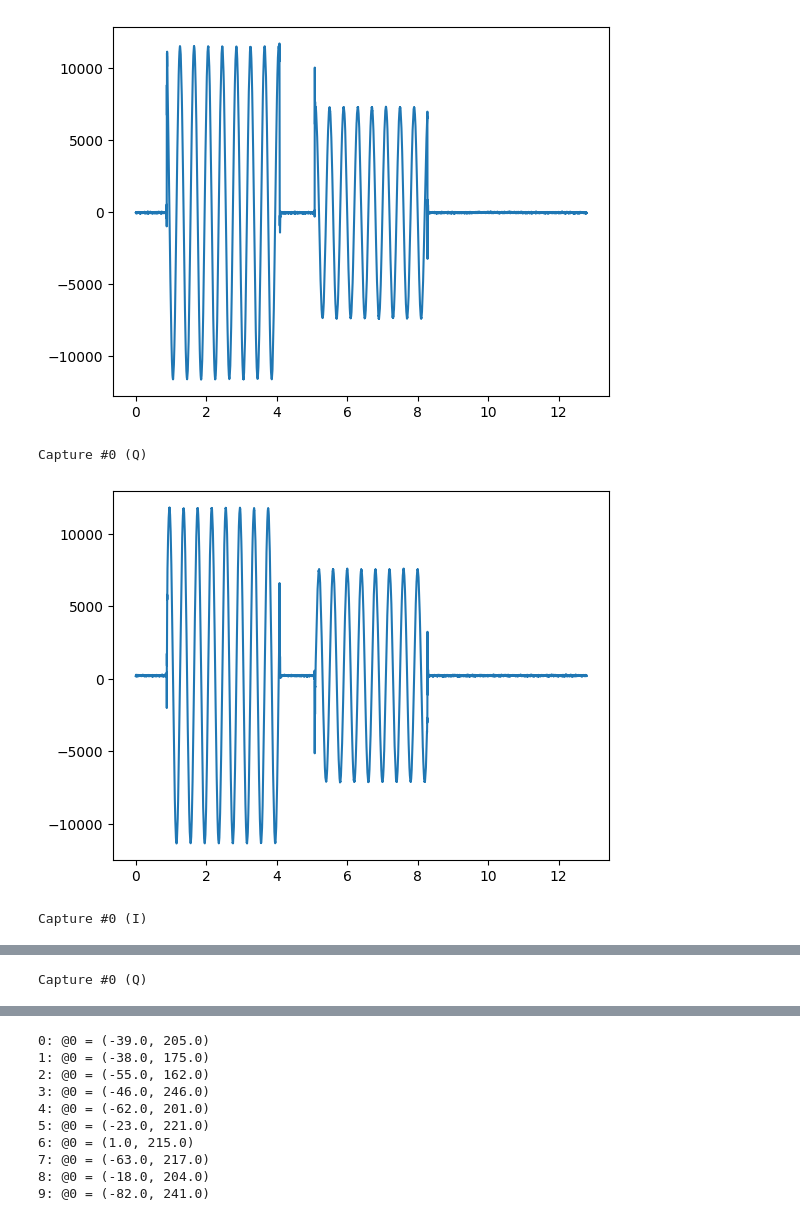
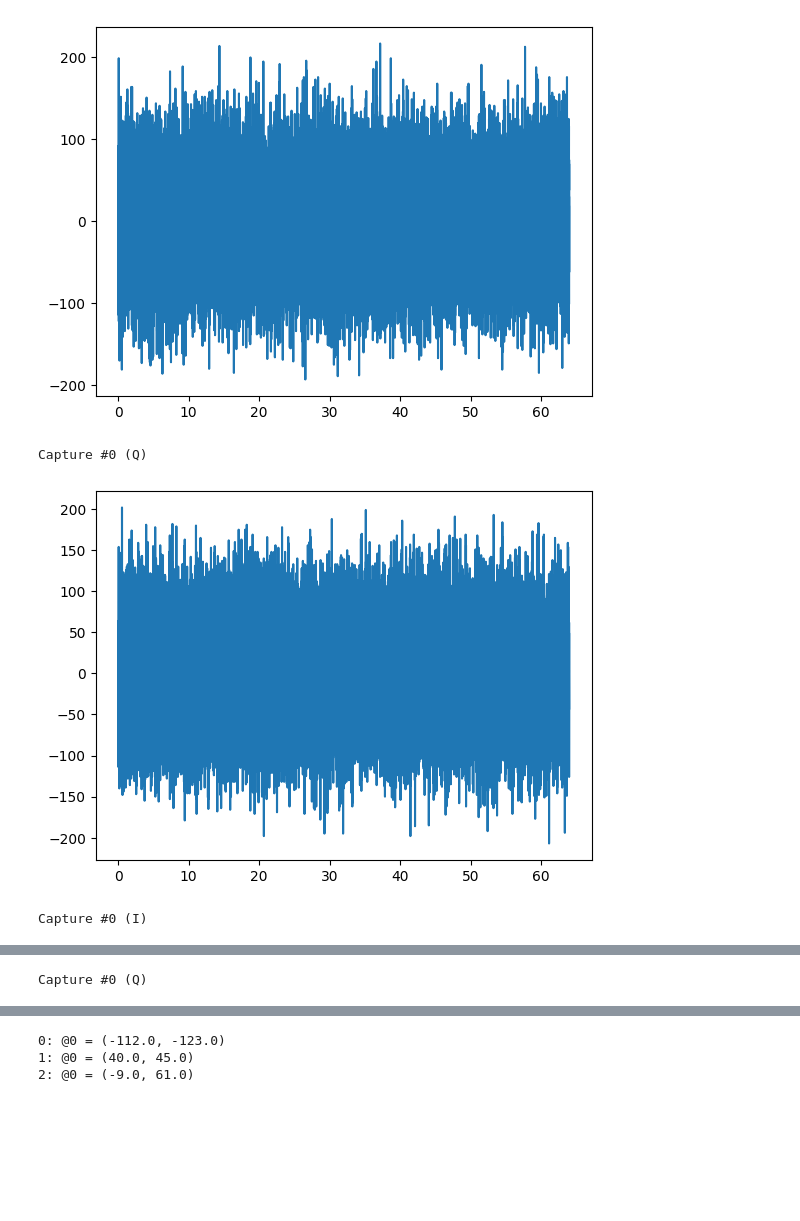
Before and after one commit to quel-inc/qube-jupyter-lab, a Jupyter notebook: SimpleSendRecvMulti.ipynb, the cells around one changed output, grey strips where cells are left out. Cells and saved outputs as stored; diff of their text form; code cells hidden in the pictures; blank space fills up the shorter version.

```diff
--- a/SimpleSendRecvMulti.ipynb
+++ b/SimpleSendRecvMulti.ipynb
@@ -1,12 +1,12 @@
 # %%
 ## BEGIN OF TARGET CONFIGURATION
 
-TARGET_QUBE = ['qube_ou_2-10.yml', 'qube_ou_2-12.yml']
+TARGET_QUBE = ['10.1.0.40']
 CAPTURE_DELAY = 0
 SAVE_DIR = "result_send_recv/"
 NUM_WAIT_VALUE = 16
 TIME_OUT = 40
-REPETITION = 10
+REPETITION = 3
 
 ### END OF TARGET_CONFIGURATION
 # %%
@@ -43,6 +34,4 @@ qc.qube.PATH_TO_BITFILE='{}/qube_multi/bin_20220613'.format(os.getcwd())
 # %%
-qubes = [qc.Qube.create(target) for target in TARGET_QUBE]
-
 def set_trigger_awg(cap_ctrl, awg, capture_modules):
     for cap_mod_id in capture_modules:
         cap_ctrl.select_trigger_awg(cap_mod_id, awg)
@@ -99,7 +88,8 @@ def set_capture_params(cap_ctrl, wave_seq, capture_units):
 def gen_capture_param(wave_seq):
     capture_param = CaptureParam()
     capture_param.num_integ_sections = 1
-    capture_param.add_sum_section(4*(wave_seq.num_all_words - wave_seq.num_wait_words), 1) # 総和区間を 1 つだけ定義する
+    capture_param.add_sum_section(20*(wave_seq.num_all_words - wave_seq.num_wait_words), 1) # 総和区間を 1 つだけ定義する
+    print("capture_len", 4*(wave_seq.num_all_words - wave_seq.num_wait_words))
     capture_param.capture_delay = CAPTURE_DELAY
     return capture_param
 
@@ -224,8 +214,8 @@ amps = [5000,3000]
 rets = []
 
 with ThreadPoolExecutor() as e:
-    for i,qube in enumerate(qubes):
-        thread = e.submit(lambda: main(awgs, capture_modules, qube.ipfpga, False, 'localhost', num_wait_values[i], SAVE_DIR, TIME_OUT, True, False, amps[i], repetition))
+    for i,target in enumerate(TARGET_QUBE):
+        thread = e.submit(lambda: main(awgs, capture_modules, target, False, 'localhost', num_wait_values[i], SAVE_DIR, TIME_OUT, True, False, amps[i], repetition))
         threads.append(thread)
         print("Thread start #{}".format(i))
     rets = [thread.result() for thread in threads]
@@ -297,6 +286,6 @@ end
 end
 Capture #0 (I)
-[figure, old version]
+[figure, new version]
 Capture #0 (Q)
-[figure, old version]
+[figure, new version]
 Capture #0 (I)
@@ -306,11 +295,4 @@ Capture #0 (Q)
-0: @0 = (-39.0, 205.0)
-1: @0 = (-38.0, 175.0)
-2: @0 = (-55.0, 162.0)
-3: @0 = (-46.0, 246.0)
-4: @0 = (-62.0, 201.0)
-5: @0 = (-23.0, 221.0)
-6: @0 = (1.0, 215.0)
-7: @0 = (-63.0, 217.0)
-8: @0 = (-18.0, 204.0)
-9: @0 = (-82.0, 241.0)
+0: @0 = (-112.0, -123.0)
+1: @0 = (40.0, 45.0)
+2: @0 = (-9.0, 61.0)
 <Figure size 640x480 with 0 Axes>
```
Also changed, not shown: parts of 2 cells of this notebook, 5 other files.
